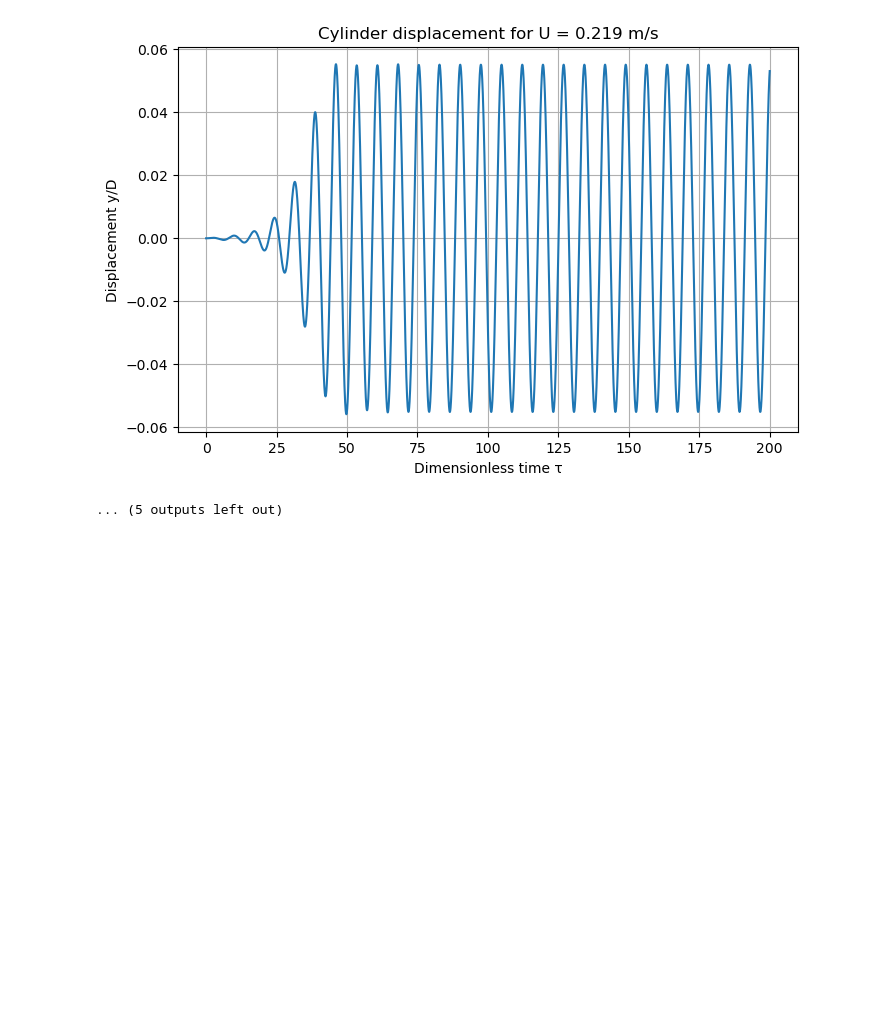
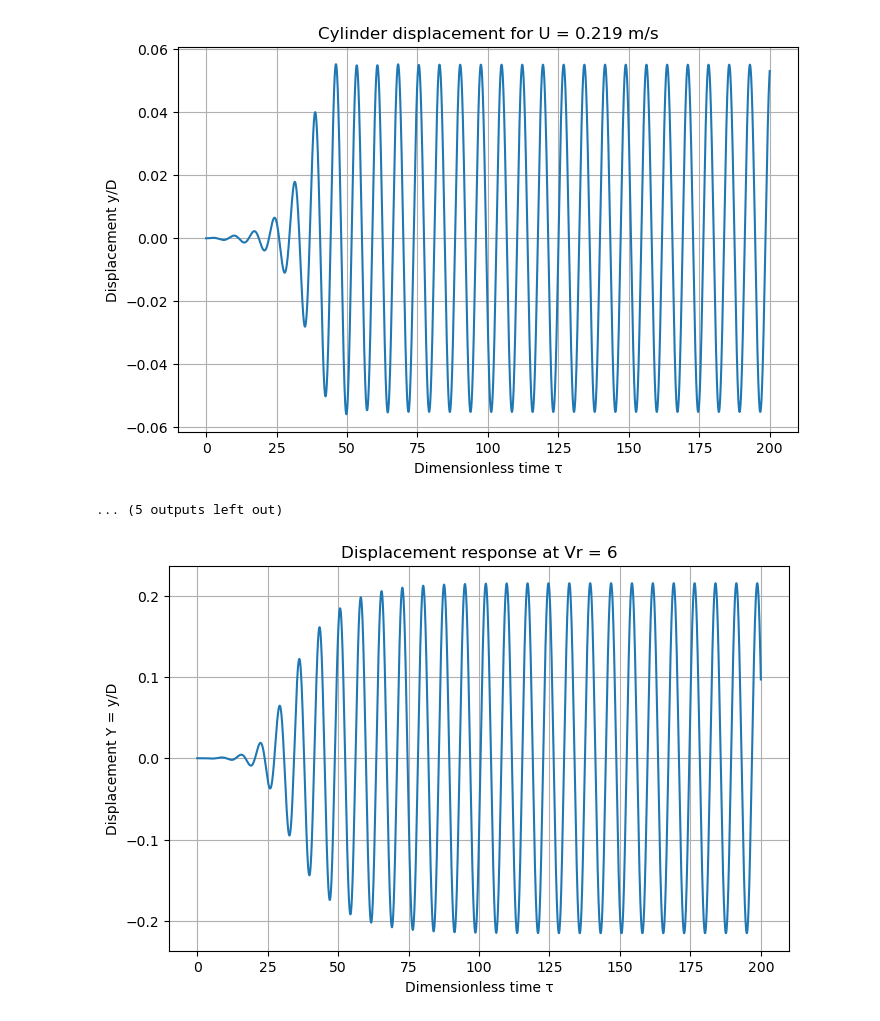
Before and after one commit to JulianEngel1999/FSI_Assignment_2, a Jupyter notebook: VIV.ipynb, the cells around one changed output. Drawn from its saved outputs; the diff is of its cells as text; code cells hidden in the pictures; blank space fills up the shorter version.

```diff
--- a/VIV.ipynb
+++ b/VIV.ipynb
@@ -317,3 +317,19 @@ for U_i in U_values:
 [figure]
 [figure]
 ... (5 outputs left out)
+# %%
+Vr_lockin = 6
+U_lockin = Vr_lockin * f_n1 * D
+tau, solution = comp_x(U_lockin, x0)
+
+Y = solution[:,2]
+
+plt.figure(figsize=(8,5))
+plt.plot(tau, Y)
+plt.xlabel("Dimensionless time τ")
+plt.ylabel("Displacement Y = y/D")
+plt.title(f"Displacement response at Vr = {Vr_lockin}")
+plt.grid(True)
+plt.show()
+# %% [output]
+[figure, added]
```
Also changed, not shown: parts of 2 cells of this notebook.
